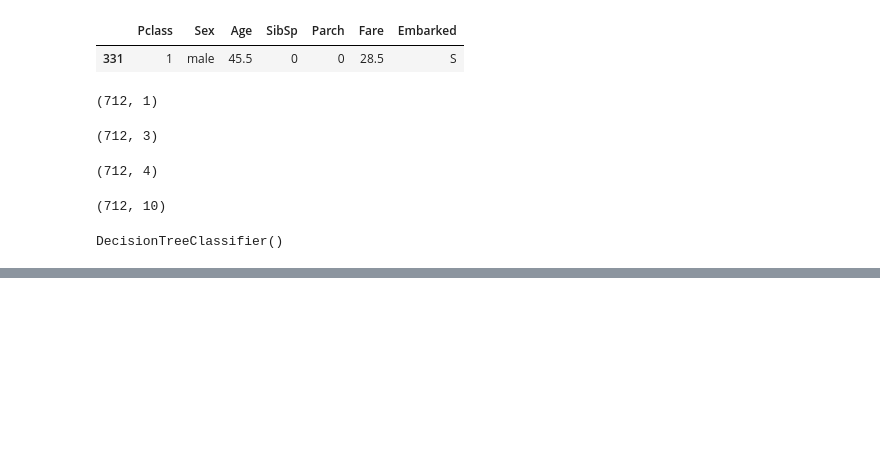
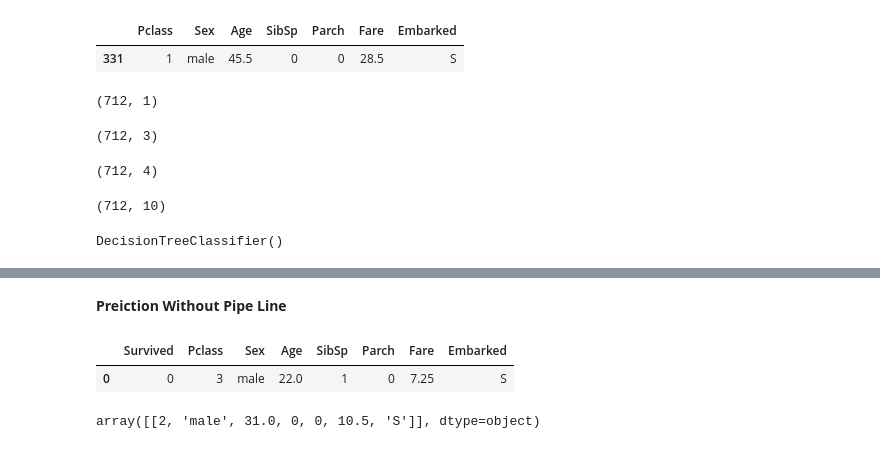
Before and after one commit to ajaykumar080286/feature_engineering, a Jupyter notebook: 14_titanic_without_using_pipeline.ipynb, the cells around one changed output, grey strips where cells are left out. Drawn from its saved outputs; the diff is of its cells as text; code cells hidden in the pictures; blank space fills up the shorter version.

```diff
--- a/14_titanic_without_using_pipeline.ipynb
+++ b/14_titanic_without_using_pipeline.ipynb
@@ -111,3 +111,5 @@ pickle.dump(dt,open("models/dt.pkl","wb"))
 pickle.dump(ohe,open("models/ohe.pkl","wb"))
 # %%
 pickle.dump(ohe_emb,open("models/ohe_emb.pkl","wb"))
+# %% [markdown]
+**Preiction Without Pipe Line**
@@ -113,0 +120,5 @@ pickle.dump(ohe_emb,open("models/ohe_emb.pkl","wb"))
+# %%
+df.head(1)
+# %% [output]
+|  | Survived | Pclass | Sex | Age | SibSp | Parch | Fare | Embarked |
+| 0 | 0 | 3 | male | 22.0 | 1 | 0 | 7.25 | S |
@@ -113,0 +129,4 @@ pickle.dump(ohe_emb,open("models/ohe_emb.pkl","wb"))
+# %%
+test_input
+# %% [output]
+array([[2, 'male', 31.0, 0, 0, 10.5, 'S']], dtype=object)
```
Also changed, not shown: parts of 13 cells of this notebook.
